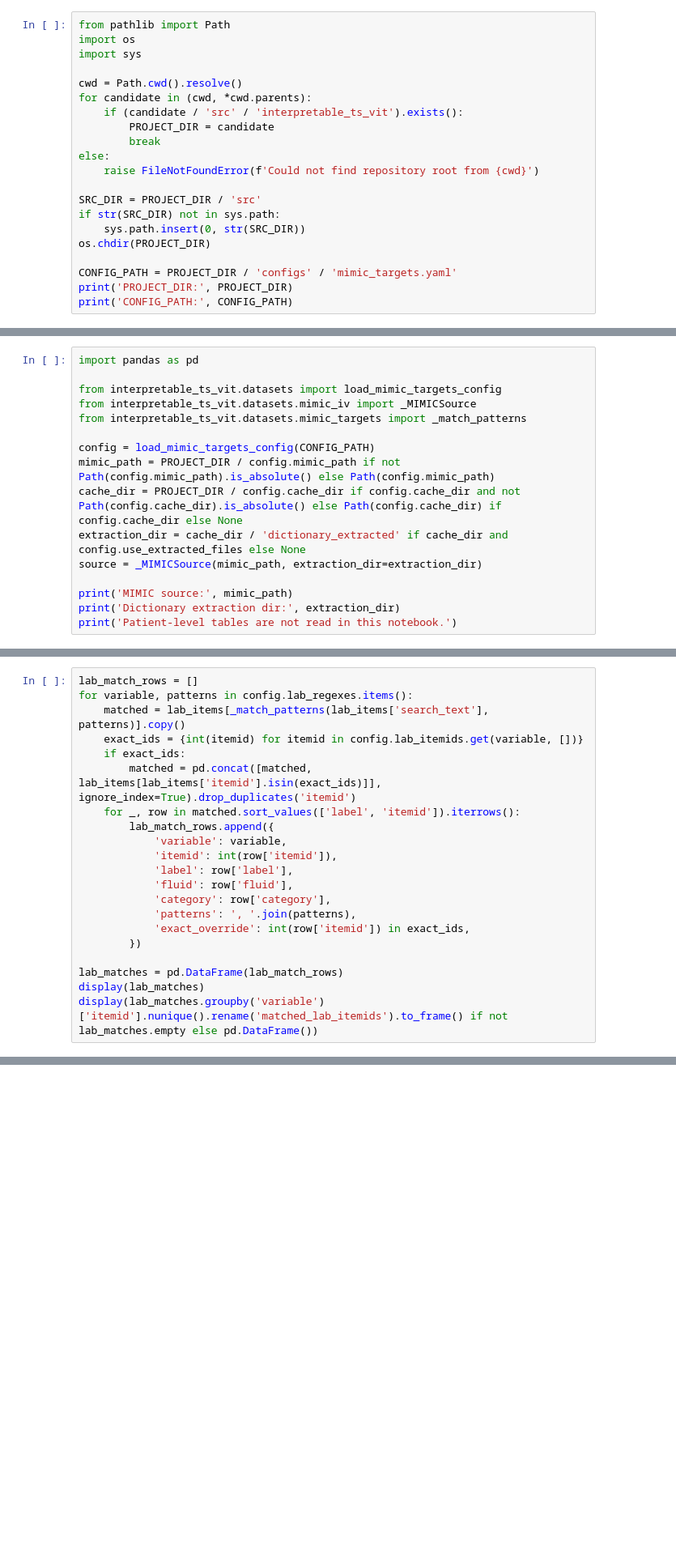
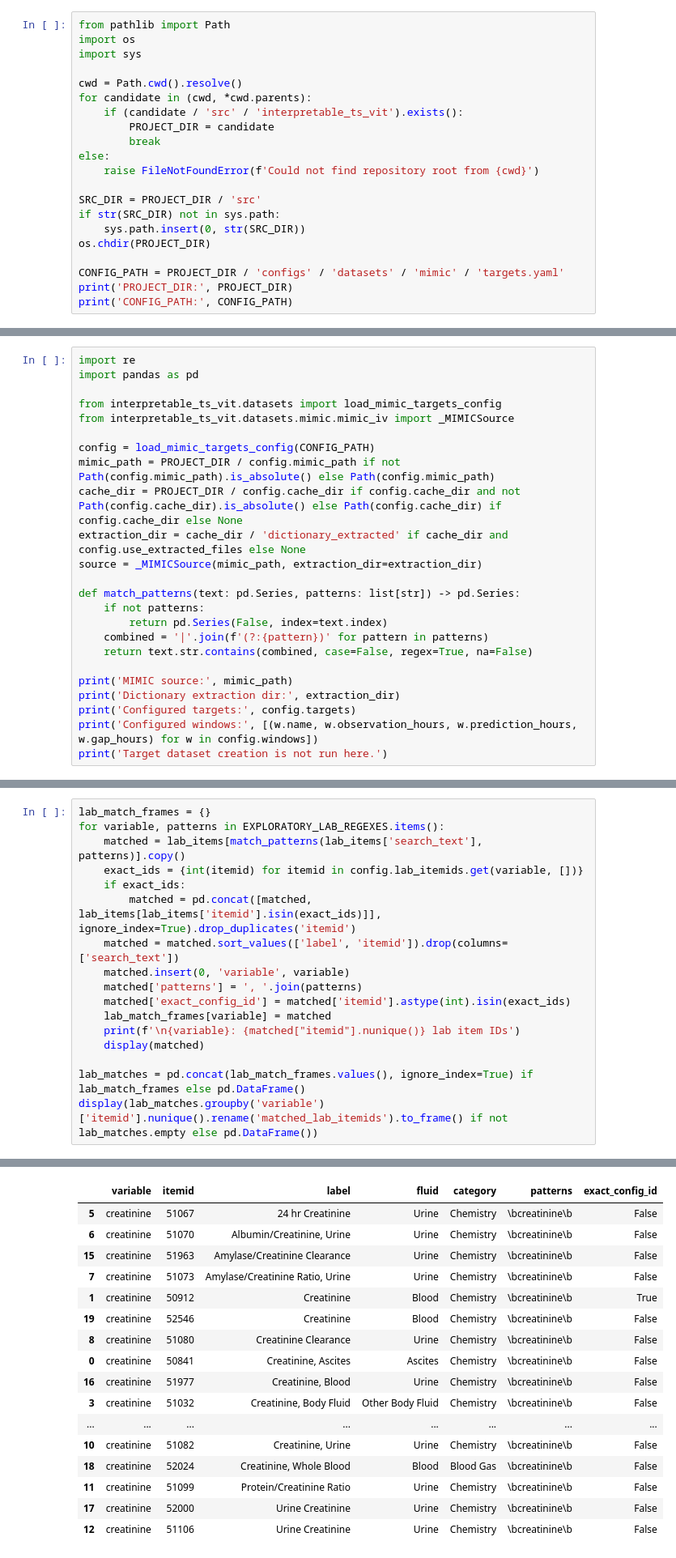
Before and after one commit to MichalWeisman/Interpretable-ViT-for-Timeseries, a Jupyter notebook: notebooks/mimic_targets/mimic_general_item_exploration.ipynb, the cells around one changed output, grey strips where cells are left out. Shown at 81% size. Drawn from its saved outputs; the diff is of its cells as text; blank space fills up the shorter version.

Commit message:
Refactor MIMIC target preparation

```diff
--- a/notebooks/mimic_targets/mimic_general_item_exploration.ipynb
+++ b/notebooks/mimic_targets/mimic_general_item_exploration.ipynb
@@ -22,6 +22,6 @@ if str(SRC_DIR) not in sys.path:
     sys.path.insert(0, str(SRC_DIR))
 os.chdir(PROJECT_DIR)
 
-CONFIG_PATH = PROJECT_DIR / 'configs' / 'mimic_targets.yaml'
+CONFIG_PATH = PROJECT_DIR / 'configs' / 'datasets' / 'mimic' / 'targets.yaml'
 print('PROJECT_DIR:', PROJECT_DIR)
 print('CONFIG_PATH:', CONFIG_PATH)
@@ -28,9 +31,9 @@ print('CONFIG_PATH:', CONFIG_PATH)
 # %%
+import re
 import pandas as pd
 
 from interpretable_ts_vit.datasets import load_mimic_targets_config
-from interpretable_ts_vit.datasets.mimic_iv import _MIMICSource
-from interpretable_ts_vit.datasets.mimic_targets import _match_patterns
+from interpretable_ts_vit.datasets.mimic.mimic_iv import _MIMICSource
 
 config = load_mimic_targets_config(CONFIG_PATH)
 mimic_path = PROJECT_DIR / config.mimic_path if not Path(config.mimic_path).is_absolute() else Path(config.mimic_path)
@@ -38,6 +41,14 @@ cache_dir = PROJECT_DIR / config.cache_dir if config.cache_dir and not Path(conf
 extraction_dir = cache_dir / 'dictionary_extracted' if cache_dir and config.use_extracted_files else None
 source = _MIMICSource(mimic_path, extraction_dir=extraction_dir)
 
+def match_patterns(text: pd.Series, patterns: list[str]) -> pd.Series:
+    if not patterns:
+        return pd.Series(False, index=text.index)
+    combined = '|'.join(f'(?:{pattern})' for pattern in patterns)
+    return text.str.contains(combined, case=False, regex=True, na=False)
+
 print('MIMIC source:', mimic_path)
 print('Dictionary extraction dir:', extraction_dir)
-print('Patient-level tables are not read in this notebook.')
+print('Configured targets:', config.targets)
+print('Configured windows:', [(w.name, w.observation_hours, w.prediction_hours, w.gap_hours) for w in config.windows])
+print('Target dataset creation is not run here.')
@@ -61,21 +137,18 @@ These are the `hosp/labevents.csv.gz` item IDs that would be selected by the con
 # %%
-lab_match_rows = []
-for variable, patterns in config.lab_regexes.items():
-    matched = lab_items[_match_patterns(lab_items['search_text'], patterns)].copy()
+lab_match_frames = {}
+for variable, patterns in EXPLORATORY_LAB_REGEXES.items():
+    matched = lab_items[match_patterns(lab_items['search_text'], patterns)].copy()
     exact_ids = {int(itemid) for itemid in config.lab_itemids.get(variable, [])}
     if exact_ids:
         matched = pd.concat([matched, lab_items[lab_items['itemid'].isin(exact_ids)]], ignore_index=True).drop_duplicates('itemid')
-    for _, row in matched.sort_values(['label', 'itemid']).iterrows():
-        lab_match_rows.append({
-            'variable': variable,
-            'itemid': int(row['itemid']),
-            'label': row['label'],
-            'fluid': row['fluid'],
-            'category': row['category'],
-            'patterns': ', '.join(patterns),
-            'exact_override': int(row['itemid']) in exact_ids,
-        })
+    matched = matched.sort_values(['label', 'itemid']).drop(columns=['search_text'])
+    matched.insert(0, 'variable', variable)
+    matched['patterns'] = ', '.join(patterns)
+    matched['exact_config_id'] = matched['itemid'].astype(int).isin(exact_ids)
+    lab_match_frames[variable] = matched
+    print(f'\n{variable}: {matched["itemid"].nunique()} lab item IDs')
+    display(matched)
 
-lab_matches = pd.DataFrame(lab_match_rows)
-display(lab_matches)
+lab_matches = pd.concat(lab_match_frames.values(), ignore_index=True) if lab_match_frames else pd.DataFrame()
 display(lab_matches.groupby('variable')['itemid'].nunique().rename('matched_lab_itemids').to_frame() if not lab_matches.empty else pd.DataFrame())
+# %% [output]
@@ -81,0 +181,17 @@ display(lab_matches.groupby('variable')['itemid'].nunique().rename('matched_lab_
+|  | variable | itemid | label | fluid | category | patterns | exact_config_id |
+| 5 | creatinine | 51067 | 24 hr Creatinine | Urine | Chemistry | \bcreatinine\b | False |
+| 6 | creatinine | 51070 | Albumin/Creatinine, Urine | Urine | Chemistry | \bcreatinine\b | False |
+| 15 | creatinine | 51963 | Amylase/Creatinine Clearance | Urine | Chemistry | \bcreatinine\b | False |
+| 7 | creatinine | 51073 | Amylase/Creatinine Ratio, Urine | Urine | Chemistry | \bcreatinine\b | False |
+| 1 | creatinine | 50912 | Creatinine | Blood | Chemistry | \bcreatinine\b | True |
+| 19 | creatinine | 52546 | Creatinine | Blood | Chemistry | \bcreatinine\b | False |
+| 8 | creatinine | 51080 | Creatinine Clearance | Urine | Chemistry | \bcreatinine\b | False |
+| 0 | creatinine | 50841 | Creatinine, Ascites | Ascites | Chemistry | \bcreatinine\b | False |
+| 16 | creatinine | 51977 | Creatinine, Blood | Urine | Chemistry | \bcreatinine\b | False |
+| 3 | creatinine | 51032 | Creatinine, Body Fluid | Other Body Fluid | Chemistry | \bcreatinine\b | False |
+| ... | ... | ... | ... | ... | ... | ... | ... |
+| 10 | creatinine | 51082 | Creatinine, Urine | Urine | Chemistry | \bcreatinine\b | False |
+| 18 | creatinine | 52024 | Creatinine, Whole Blood | Blood | Blood Gas | \bcreatinine\b | False |
+| 11 | creatinine | 51099 | Protein/Creatinine Ratio | Urine | Chemistry | \bcreatinine\b | False |
+| 17 | creatinine | 52000 | Urine Creatinine | Urine | Chemistry | \bcreatinine\b | False |
+| 12 | creatinine | 51106 | Urine Creatinine | Urine | Chemistry | \bcreatinine\b | False |
```
Also changed, not shown: parts of 26 cells of this notebook, 23 other files.
